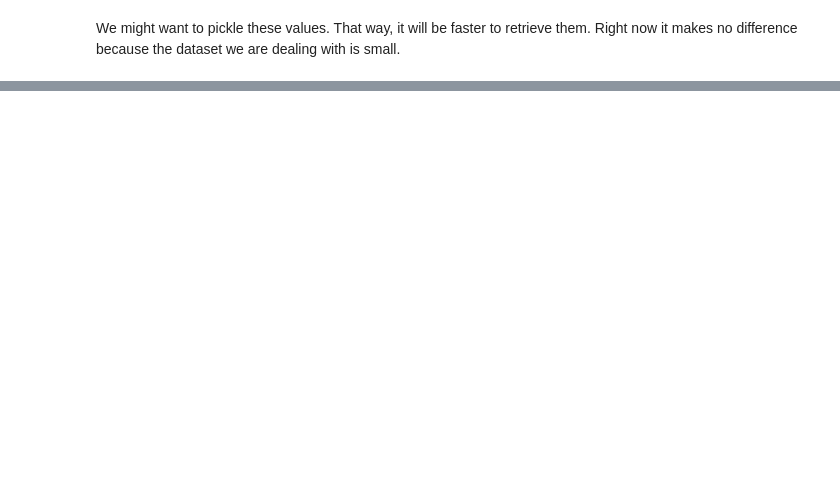
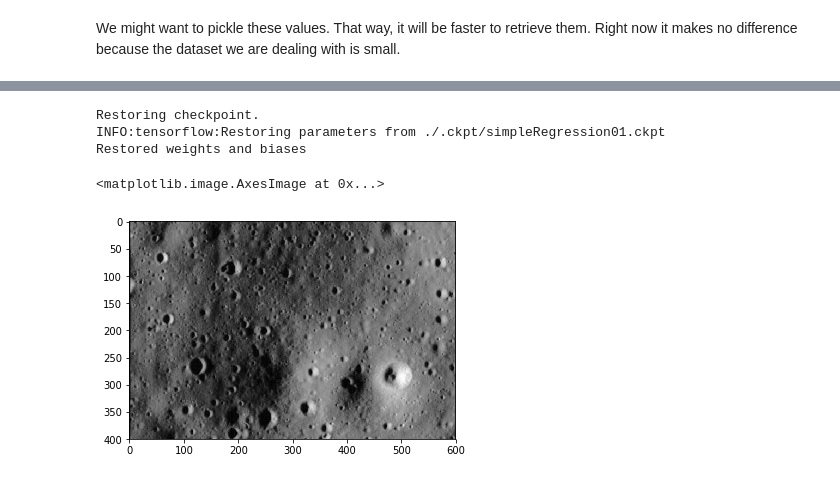
Before and after one commit to thibaudteil/OpNav_Tracking, a Jupyter notebook: Notebook/neural_network.ipynb, the cells around one changed output, grey strips where cells are left out. Drawn from its saved outputs; the diff is of its cells as text; code cells hidden in the pictures; blank space fills up the shorter version.

Commit message:
Train a simple linear regression model

```diff
--- a/Notebook/neural_network.ipynb
+++ b/Notebook/neural_network.ipynb
@@ -93,0 +90,10 @@ print(len(X))
+# %%
+img_height = 400
+img_width = 600
+
+# Reformat images and labels as numpy arrays
+dataset = np.asarray(X).reshape((-1, img_height * img_width))
+labels = np.asarray(y)
+
+m = dataset.shape[0] # Size of training dataset
+num_labels = labels.shape[1] # Number of values for each label
@@ -93,0 +129,19 @@ print(len(X))
+# %%
+num_steps = 501
+
+with tf.Session(graph=graph) as session:
+
+    tf.global_variables_initializer().run()
+    print('Initialized')
+
+    for step in range(num_steps):
+
+        # Run the computations. We tell .run() that we want to run the optimizer,
+        # and get the loss value and the training predictions returned as numpy
+        # arrays.
+
+        _, l = session.run([optimizer, loss], feed_dict={train_dataset: dataset})
+        if (step % 10 == 0):
+            print('Loss at step %d: %f' % (step, l))
+
+    save_path = saver.save(session, "./.ckpt/simpleRegression01.ckpt")
@@ -93,0 +166,23 @@ print(len(X))
+# %%
+# Restore weights and biases
+with tf.Session(graph=graph) as session:
+    print("Restoring checkpoint.")
+    saver.restore(session, "./.ckpt/simpleRegression01.ckpt")
+    layer1_w = tf.cast(layer1_w, dtype=np.float64).eval()
+    layer1_b = tf.cast(layer1_b, dtype=np.float64).eval()
+    print("Restored weights and biases")
+# %% [output]
+Restoring checkpoint.
+INFO:tensorflow:Restoring parameters from ./.ckpt/simpleRegression01.ckpt
+Restored weights and biases
+# %%
+randInt = 100
+box = np.matmul(dataset[randInt], layer1_w) + layer1_b
+temp = np.absolute(box).astype(int)
+
+temp_img = X[randInt]
+cv2.rectangle(temp_img, (temp[0], temp[1]), (temp[2], temp[3]), 255, 2)
+plt.imshow(temp_img, cmap='gray')
+# %% [output]
+<matplotlib.image.AxesImage at 0x...>
+[figure, added]
```
Also changed, not shown: parts of 6 cells of this notebook, 4 other files.
